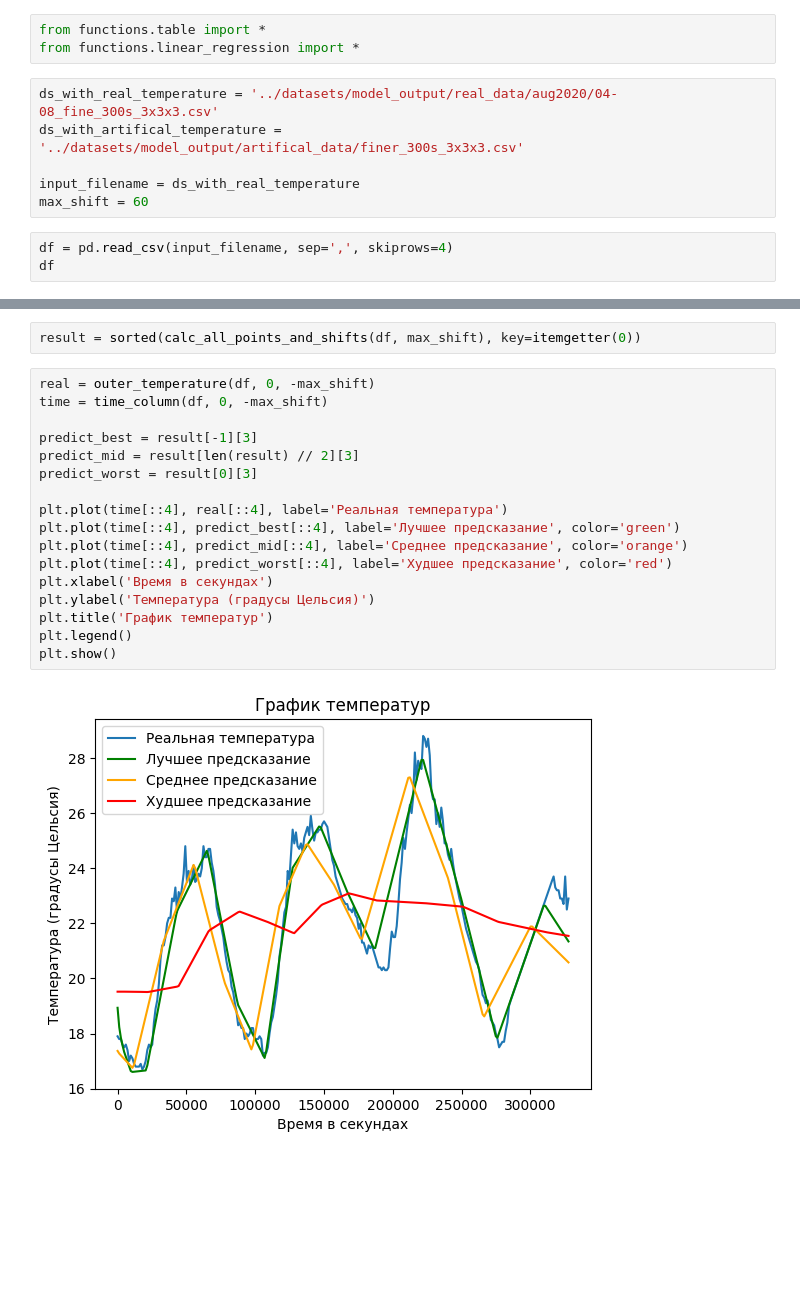
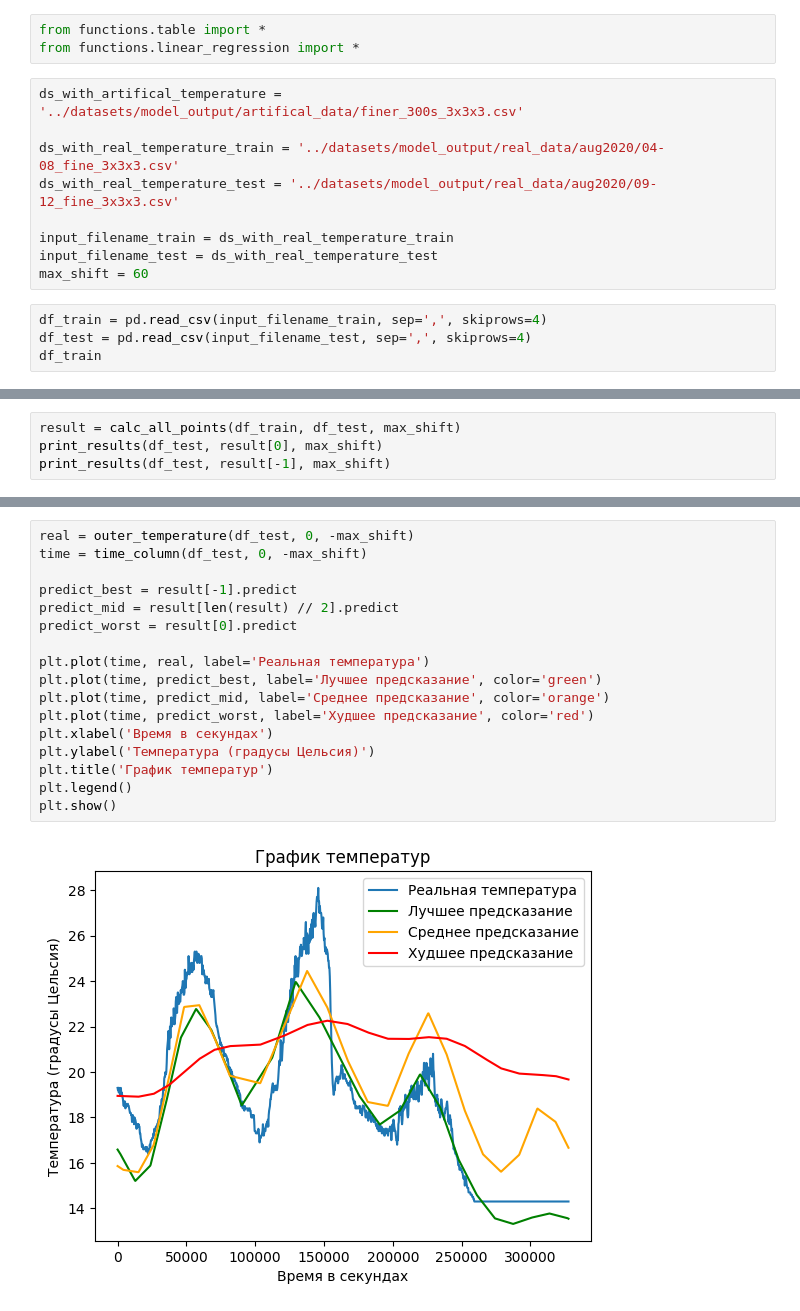
Before and after one commit to mozhayka/microclimate, a Jupyter notebook: src/main.ipynb, the cells around one changed output, grey strips where cells are left out. Cells and saved outputs as stored; diff of their text form; blank space fills up the shorter version.

```diff
--- a/src/main.ipynb
+++ b/src/main.ipynb
@@ -9,12 +9,16 @@ import matplotlib.pyplot as plt
 from functions.table import *
 from functions.linear_regression import *
 # %%
-ds_with_real_temperature = '../datasets/model_output/real_data/aug2020/04-08_fine_300s_3x3x3.csv'
 ds_with_artifical_temperature = '../datasets/model_output/artifical_data/finer_300s_3x3x3.csv'
 
-input_filename = ds_with_real_temperature
+ds_with_real_temperature_train = '../datasets/model_output/real_data/aug2020/04-08_fine_3x3x3.csv'
+ds_with_real_temperature_test = '../datasets/model_output/real_data/aug2020/09-12_fine_3x3x3.csv'
+
+input_filename_train = ds_with_real_temperature_train
+input_filename_test = ds_with_real_temperature_test
 max_shift = 60
 # %%
-df = pd.read_csv(input_filename, sep=',', skiprows=4)
-df
+df_train = pd.read_csv(input_filename_train, sep=',', skiprows=4)
+df_test = pd.read_csv(input_filename_test, sep=',', skiprows=4)
+df_train
 # %% [output]
@@ -33 +37,5 @@ df
 1153 rows × 29 columns
+# %%
+result = calc_all_points(df_train, df_test, max_shift)
+print_results(df_test, result[0], max_shift)
+print_results(df_test, result[-1], max_shift)
@@ -88,22 +90,20 @@ plt.show()
-# %%
-result = sorted(calc_all_points_and_shifts(df, max_shift), key=itemgetter(0))
 # %%
-real = outer_temperature(df, 0, -max_shift)
-time = time_column(df, 0, -max_shift)
+real = outer_temperature(df_test, 0, -max_shift)
+time = time_column(df_test, 0, -max_shift)
 
-predict_best = result[-1][3]
-predict_mid = result[len(result) // 2][3]
-predict_worst = result[0][3]
+predict_best = result[-1].predict
+predict_mid = result[len(result) // 2].predict
+predict_worst = result[0].predict
 
-plt.plot(time[::4], real[::4], label='Реальная температура')
-plt.plot(time[::4], predict_best[::4], label='Лучшее предсказание', color='green')
-plt.plot(time[::4], predict_mid[::4], label='Среднее предсказание', color='orange')
-plt.plot(time[::4], predict_worst[::4], label='Худшее предсказание', color='red')
+plt.plot(time, real, label='Реальная температура')
+plt.plot(time, predict_best, label='Лучшее предсказание', color='green')
+plt.plot(time, predict_mid, label='Среднее предсказание', color='orange')
+plt.plot(time, predict_worst, label='Худшее предсказание', color='red')
 plt.xlabel('Время в секундах')
 plt.ylabel('Температура (градусы Цельсия)')
 plt.title('График температур')
 plt.legend()
 plt.show()
 # %% [output]
-[figure, old version]
+[figure, new version]
 # %%
```
Also changed, not shown: parts of 7 cells of this notebook, 24 other files.
